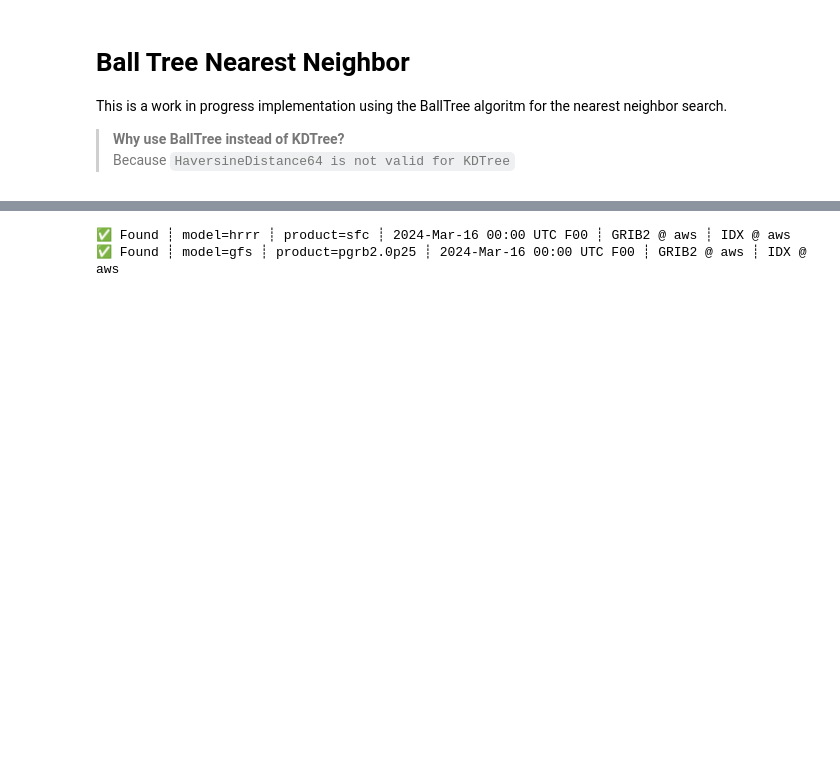
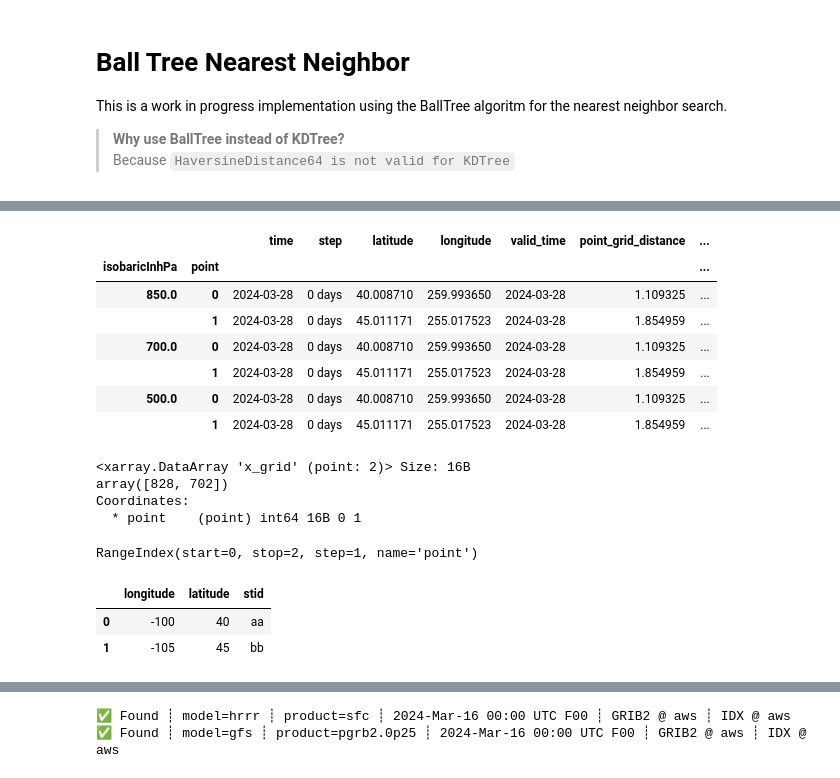
Before and after one commit to blaylockbk/Herbie, a Jupyter notebook: docs/user_guide/_bonus_notebooks/BallTree.ipynb, the cells around one changed output, grey strips where cells are left out. Saved outputs shown, nothing was run; the diff lists cells and outputs as text; code cells hidden in the pictures; blank space fills up the shorter version.

```diff
--- a/docs/user_guide/_bonus_notebooks/BallTree.ipynb
+++ b/docs/user_guide/_bonus_notebooks/BallTree.ipynb
@@ -18,0 +355,7 @@ AttributeError: 'Herbie' object has no attribute 'herbie'
+# %%
+ds_points = ds.sel(x=x.x_grid.to_xarray(), y=x.y_grid.to_xarray())
+# %%
+ds_points.coords["point_grid_distance"] = x.distance_grid.to_xarray()
+for i in points.columns:
+    ds_points.coords[f"point_{i}"] = x[i].to_xarray()
+ds_points
@@ -18,0 +400,28 @@ AttributeError: 'Herbie' object has no attribute 'herbie'
+# %%
+ds_points.t.to_dataframe()
+# %% [output]
+|  |  | time | step | latitude | longitude | valid_time | point_grid_distance | ... |
+| isobaricInhPa | point |  |  |  |  |  |  | ... |
+| 850.0 | 0 | 2024-03-28 | 0 days | 40.008710 | 259.993650 | 2024-03-28 | 1.109325 | ... |
+|  | 1 | 2024-03-28 | 0 days | 45.011171 | 255.017523 | 2024-03-28 | 1.854959 | ... |
+| 700.0 | 0 | 2024-03-28 | 0 days | 40.008710 | 259.993650 | 2024-03-28 | 1.109325 | ... |
+|  | 1 | 2024-03-28 | 0 days | 45.011171 | 255.017523 | 2024-03-28 | 1.854959 | ... |
+| 500.0 | 0 | 2024-03-28 | 0 days | 40.008710 | 259.993650 | 2024-03-28 | 1.109325 | ... |
+|  | 1 | 2024-03-28 | 0 days | 45.011171 | 255.017523 | 2024-03-28 | 1.854959 | ... |
+# %%
+x.x_grid.to_xarray()
+# %% [output]
+<xarray.DataArray 'x_grid' (point: 2)> Size: 16B
+array([828, 702])
+Coordinates:
+  * point    (point) int64 16B 0 1
+# %%
+x.index.name = "point"
+# %% [output]
+RangeIndex(start=0, stop=2, step=1, name='point')
+# %%
+p
+# %% [output]
+|  | longitude | latitude | stid |
+| 0 | -100 | 40 | aa |
+| 1 | -105 | 45 | bb |
```
Also changed, not shown: parts of 27 cells of this notebook, 2 other files.
